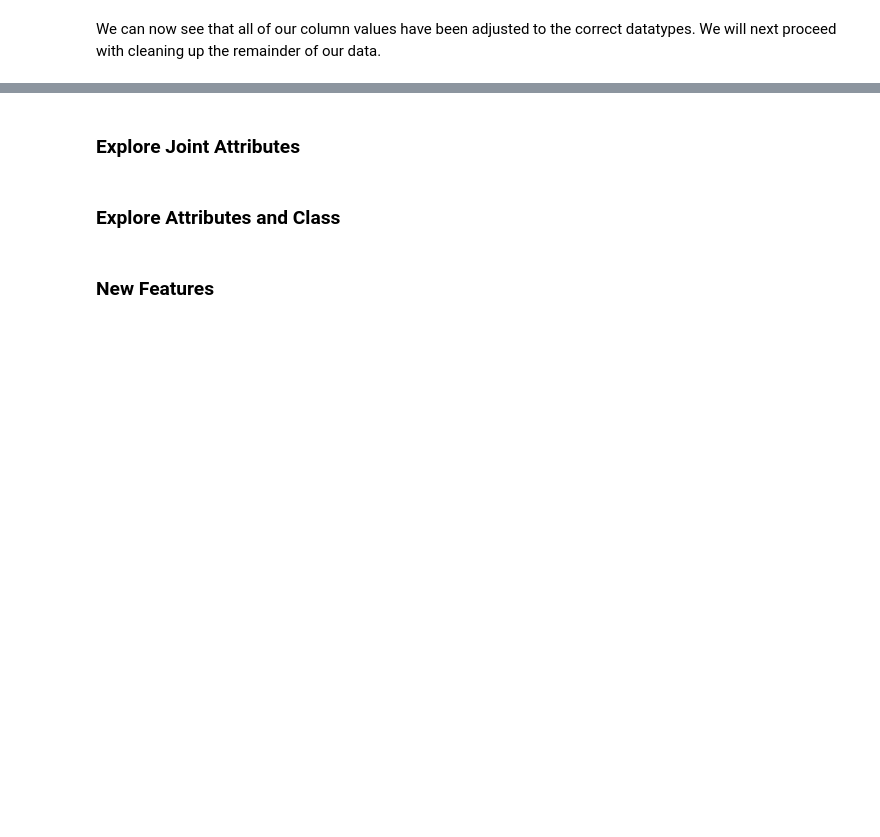
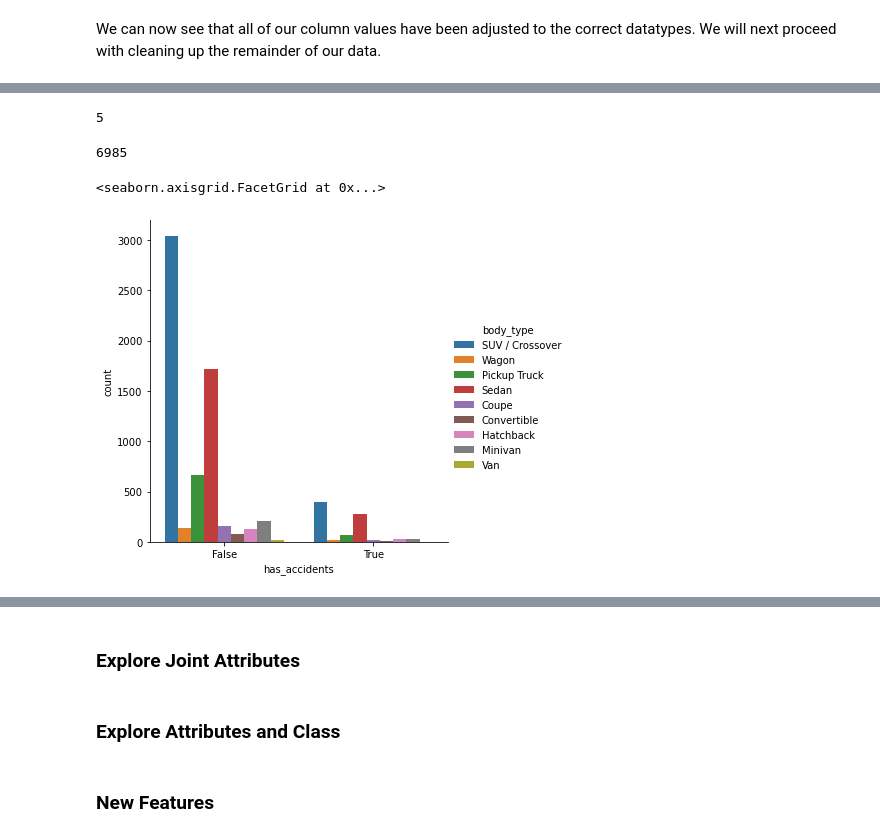
Before and after one commit to sophiawu1006/Machine-Learning-Model-for-used-cars, a Jupyter notebook: Used_Car_Lab_1_DataVisualization.ipynb, the cells around one changed output, grey strips where cells are left out. Drawn from its saved outputs; the diff is of its cells as text; code cells hidden in the pictures; blank space fills up the shorter version.

```diff
--- a/Used_Car_Lab_1_DataVisualization.ipynb
+++ b/Used_Car_Lab_1_DataVisualization.ipynb
@@ -236,0 +387,16 @@ None
+# %%
+#check the count of new cars
+df_final['is_new'].values.sum()
+# %% [output]
+5
+# %%
+#check the count of used cars
+(~df_final['is_new']).values.sum()
+# %% [output]
+6985
+# %%
+#check the number of different types'cars that have accidents or no accidents
+sns.catplot(x="has_accidents", kind="count",hue='body_type', data=df_final)
+# %% [output]
+<seaborn.axisgrid.FacetGrid at 0x...>
+[figure, added]
```
Also changed, not shown: parts of 51 cells of this notebook.
